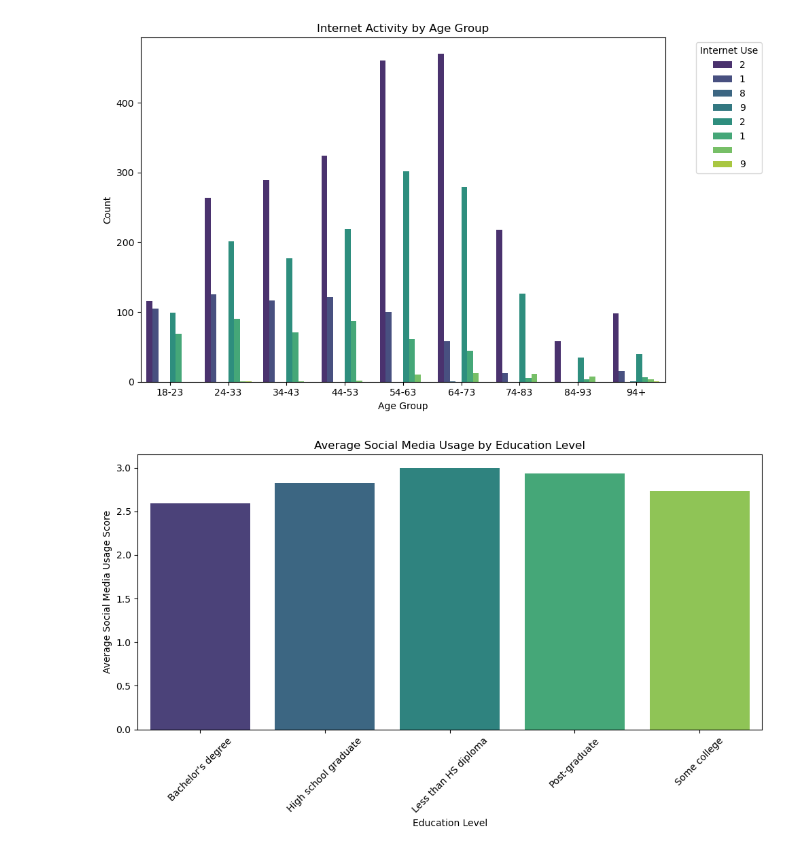
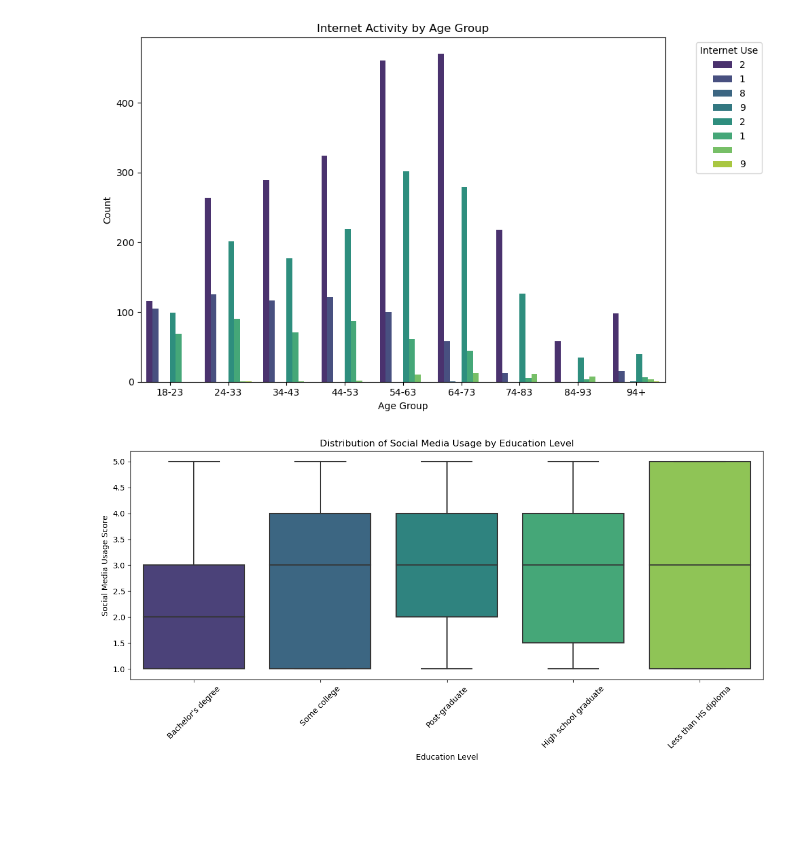
Before and after one commit to uic-cs418/group-project-gamon, a Jupyter notebook: Ash.ipynb, the cells around one changed output. Cells and saved outputs as stored; diff of their text form; code cells hidden in the pictures; blank space fills up the shorter version.

Commit message:
box plot for Social Media usage with refrence to education level

```diff
--- a/Ash.ipynb
+++ b/Ash.ipynb
@@ -91,35 +91,43 @@ social_media_usage_mapping = {
 
 combined_data['Social Media Usage'] = combined_data['sns2a'].map(social_media_usage_mapping)
 
 
 social_media_usage_scores = {
     'Not specified': np.nan,
     'Never': 1,
     'Rarely': 2,
     'Occasionally': 3,
     'Frequently': 4,
     'Always': 5,
     'Other': np.nan
 }
 
 # Apply the scores mapping
 combined_data['Social Media Usage Score'] = combined_data['Social Media Usage'].map(social_media_usage_scores)
 
 average_usage_by_education = (
     combined_data.dropna(subset=['Social Media Usage Score'])
     .groupby('Education Level')['Social Media Usage Score']
     .mean()
     .reset_index()
 )
 
 #plot the graph
-plt.figure(figsize=(10, 6))
-sns.barplot(x='Education Level', y='Social Media Usage Score', data=average_usage_by_education, palette='viridis')
-plt.title('Average Social Media Usage by Education Level')
+# plt.figure(figsize=(10, 6))
+# sns.barplot(x='Education Level', y='Social Media Usage Score', data=average_usage_by_education, palette='viridis')
+# plt.title('Average Social Media Usage by Education Level')
+# plt.xlabel('Education Level')
+# plt.ylabel('Average Social Media Usage Score')
+# plt.xticks(rotation=45)
+# plt.tight_layout()
+# plt.show()
+plt.figure(figsize=(12, 6))
+sns.boxplot(x='Education Level', y='Social Media Usage Score', data=combined_data, palette='viridis')
+plt.title('Distribution of Social Media Usage by Education Level')
 plt.xlabel('Education Level')
-plt.ylabel('Average Social Media Usage Score')
+plt.ylabel('Social Media Usage Score')
 plt.xticks(rotation=45)
 plt.tight_layout()
 plt.show()
 # %% [output]
-[figure, old version]
+[figure, new version]
```
